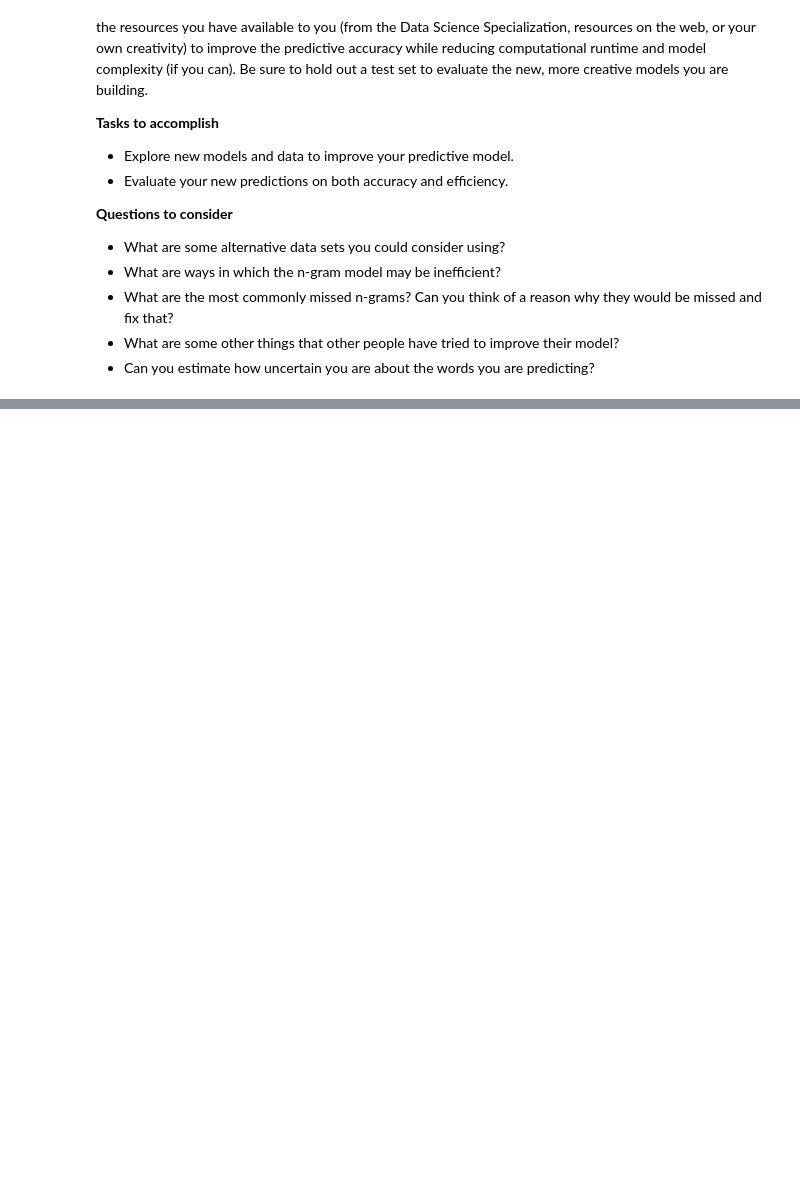
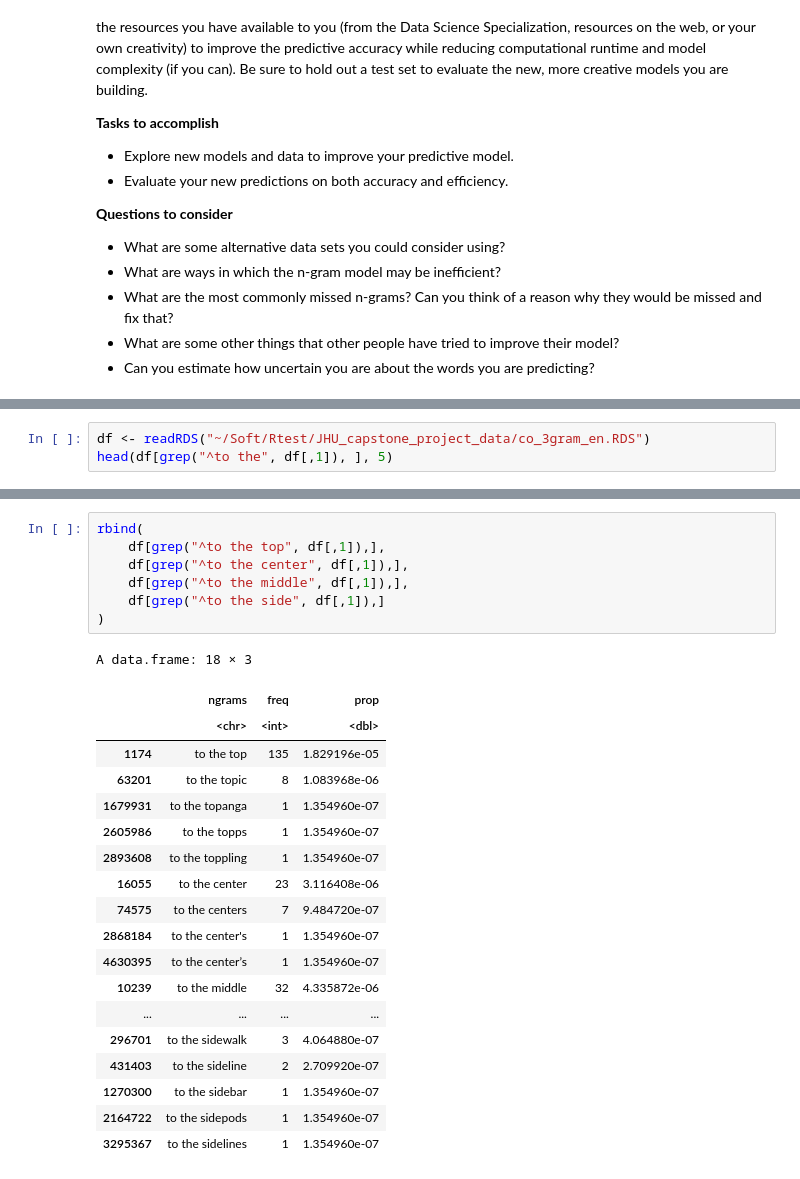
Before and after one commit to caoanroad4800/datasciencecoursera, a Jupyter notebook: 10_Capstone_Project/Capstone_Project_Wk_04.ipynb, the cells around one changed output, grey strips where cells are left out. Drawn from its saved outputs; the diff is of its cells as text; blank space fills up the shorter version.

```diff
--- a/10_Capstone_Project/Capstone_Project_Wk_04.ipynb
+++ b/10_Capstone_Project/Capstone_Project_Wk_04.ipynb
@@ -179,0 +203,3 @@ predictNgrams("case of")
+# %%
+df <- readRDS("~/Soft/Rtest/JHU_capstone_project_data/co_3gram_en.RDS")
+head(df[grep("^to the", df[,1]), ], 5)
@@ -179,0 +215,27 @@ predictNgrams("case of")
+# %%
+rbind(
+    df[grep("^to the top", df[,1]),],
+    df[grep("^to the center", df[,1]),],
+    df[grep("^to the middle", df[,1]),],
+    df[grep("^to the side", df[,1]),]
+)
+# %% [output]
+A data.frame: 18 × 3
+|  | ngrams | freq | prop |
+|  | <chr> | <int> | <dbl> |
+| 1174 | to the top | 135 | 1.829196e-05 |
+| 63201 | to the topic | 8 | 1.083968e-06 |
+| 1679931 | to the topanga | 1 | 1.354960e-07 |
+| 2605986 | to the topps | 1 | 1.354960e-07 |
+| 2893608 | to the toppling | 1 | 1.354960e-07 |
+| 16055 | to the center | 23 | 3.116408e-06 |
+| 74575 | to the centers | 7 | 9.484720e-07 |
+| 2868184 | to the center's | 1 | 1.354960e-07 |
+| 4630395 | to the center’s | 1 | 1.354960e-07 |
+| 10239 | to the middle | 32 | 4.335872e-06 |
+| ... | ... | ... | ... |
+| 296701 | to the sidewalk | 3 | 4.064880e-07 |
+| 431403 | to the sideline | 2 | 2.709920e-07 |
+| 1270300 | to the sidebar | 1 | 1.354960e-07 |
+| 2164722 | to the sidepods | 1 | 1.354960e-07 |
+| 3295367 | to the sidelines | 1 | 1.354960e-07 |
```
Also changed, not shown: parts of 35 cells of this notebook, 1 other file.
